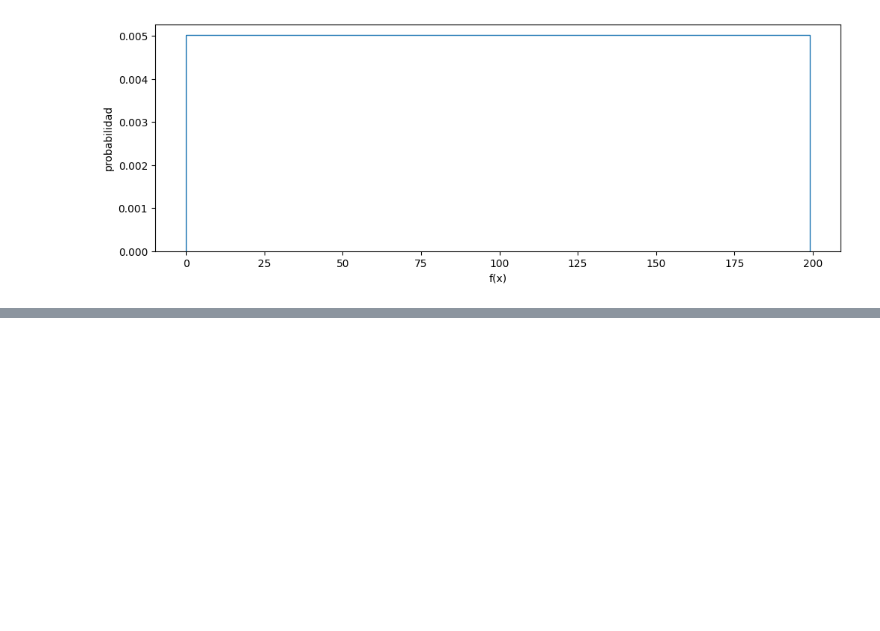
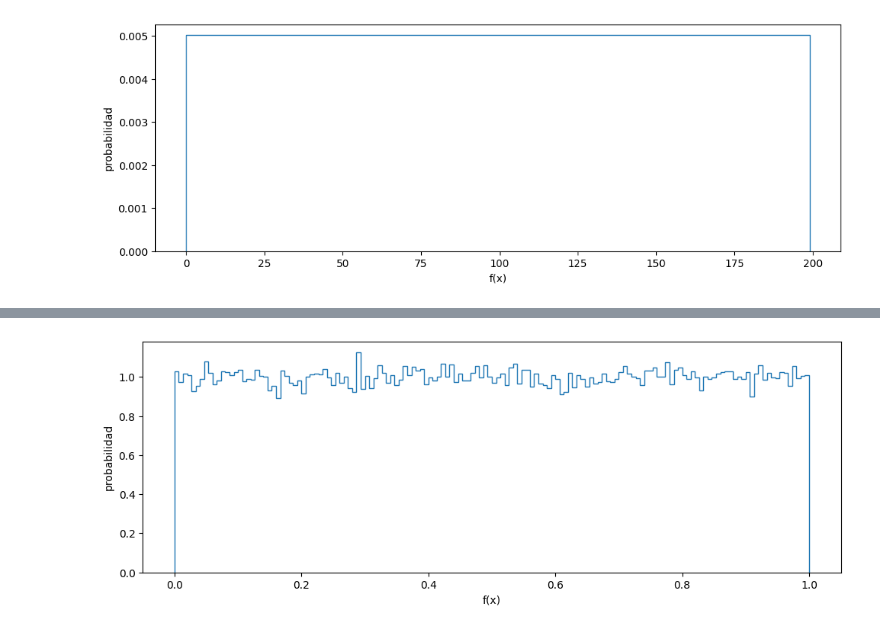
Before and after one commit to EliasGanem/Tps_Senales_Electricas_2024, a Jupyter notebook: Tp2/Tp2.ipynb, the cells around one changed output, grey strips where cells are left out. Drawn from its saved outputs; the diff is of its cells as text; code cells hidden in the pictures; blank space fills up the shorter version.

```diff
--- a/Tp2/Tp2.ipynb
+++ b/Tp2/Tp2.ipynb
@@ -227,0 +236,14 @@ plt.show()
+# %%
+cant_muestas = 10e4 # esta notacion es un float
+dist_uniforme = np.random.rand(int(cant_muestas))
+dist_normal = np.random.randn(int(cant_muestas))
+# %%
+hist_uniforme = plt.gcf()
+hist_uniforme.set_size_inches(30/2.54, 10/2.54)  # ahora en cm
+
+plt.hist(dist_uniforme, bins=150, alpha=1, facecolor="g", density=True, histtype="step", orientation="vertical")
+plt.xlabel("f(x)")
+plt.ylabel("probabilidad")
+plt.show()
+# %% [output]
+[figure, added]
```
Also changed, not shown: parts of 3 cells of this notebook.
